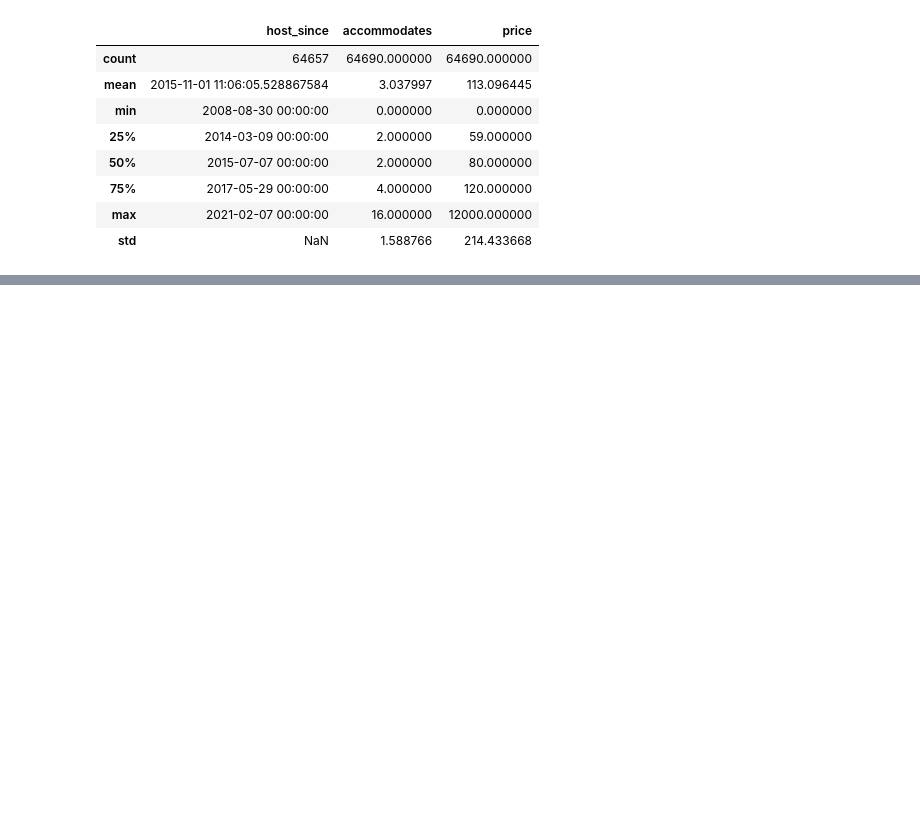
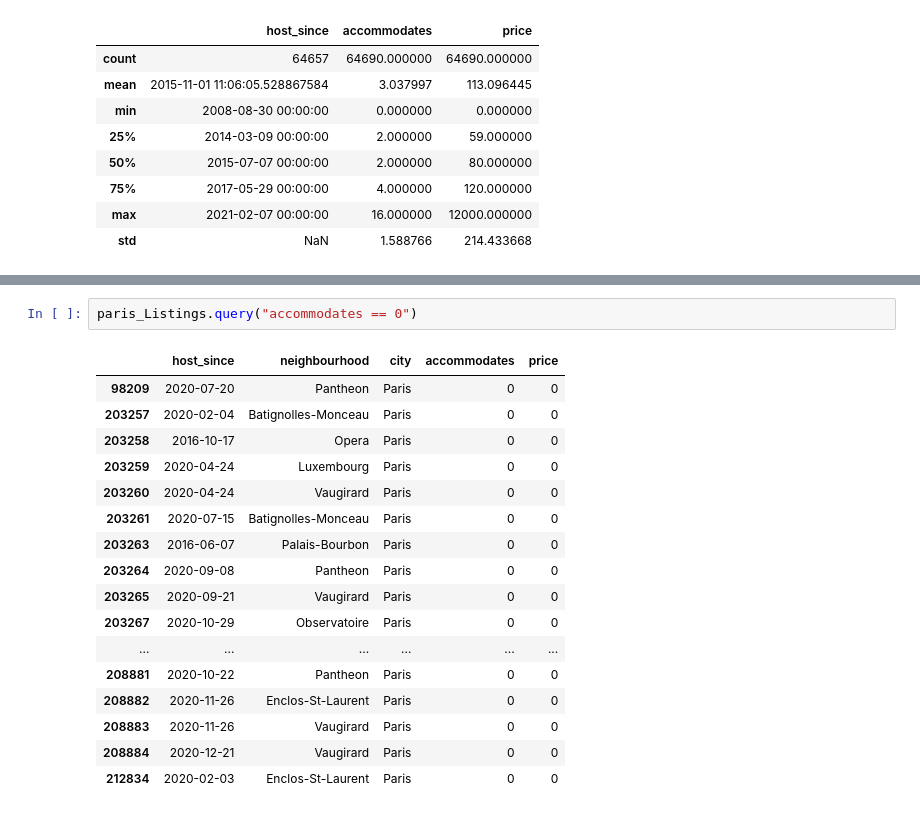
Before and after one commit to novicecoder205/AirBnB-Analysis-Project-Python, a Jupyter notebook: AirBnB Python Analyze.ipynb, the cells around one changed output, grey strips where cells are left out. Drawn from its saved outputs; the diff is of its cells as text; blank space fills up the shorter version.

```diff
--- a/AirBnB Python Analyze.ipynb
+++ b/AirBnB Python Analyze.ipynb
@@ -104,0 +134,20 @@ paris_Listings.describe()
+# %%
+paris_Listings.query("accommodates == 0")
+# %% [output]
+|  | host_since | neighbourhood | city | accommodates | price |
+| 98209 | 2020-07-20 | Pantheon | Paris | 0 | 0 |
+| 203257 | 2020-02-04 | Batignolles-Monceau | Paris | 0 | 0 |
+| 203258 | 2016-10-17 | Opera | Paris | 0 | 0 |
+| 203259 | 2020-04-24 | Luxembourg | Paris | 0 | 0 |
+| 203260 | 2020-04-24 | Vaugirard | Paris | 0 | 0 |
+| 203261 | 2020-07-15 | Batignolles-Monceau | Paris | 0 | 0 |
+| 203263 | 2016-06-07 | Palais-Bourbon | Paris | 0 | 0 |
+| 203264 | 2020-09-08 | Pantheon | Paris | 0 | 0 |
+| 203265 | 2020-09-21 | Vaugirard | Paris | 0 | 0 |
+| 203267 | 2020-10-29 | Observatoire | Paris | 0 | 0 |
+| ... | ... | ... | ... | ... | ... |
+| 208881 | 2020-10-22 | Pantheon | Paris | 0 | 0 |
+| 208882 | 2020-11-26 | Enclos-St-Laurent | Paris | 0 | 0 |
+| 208883 | 2020-11-26 | Vaugirard | Paris | 0 | 0 |
+| 208884 | 2020-12-21 | Vaugirard | Paris | 0 | 0 |
+| 212834 | 2020-02-03 | Enclos-St-Laurent | Paris | 0 | 0 |
```
Also changed, not shown: parts of 2 cells of this notebook.
